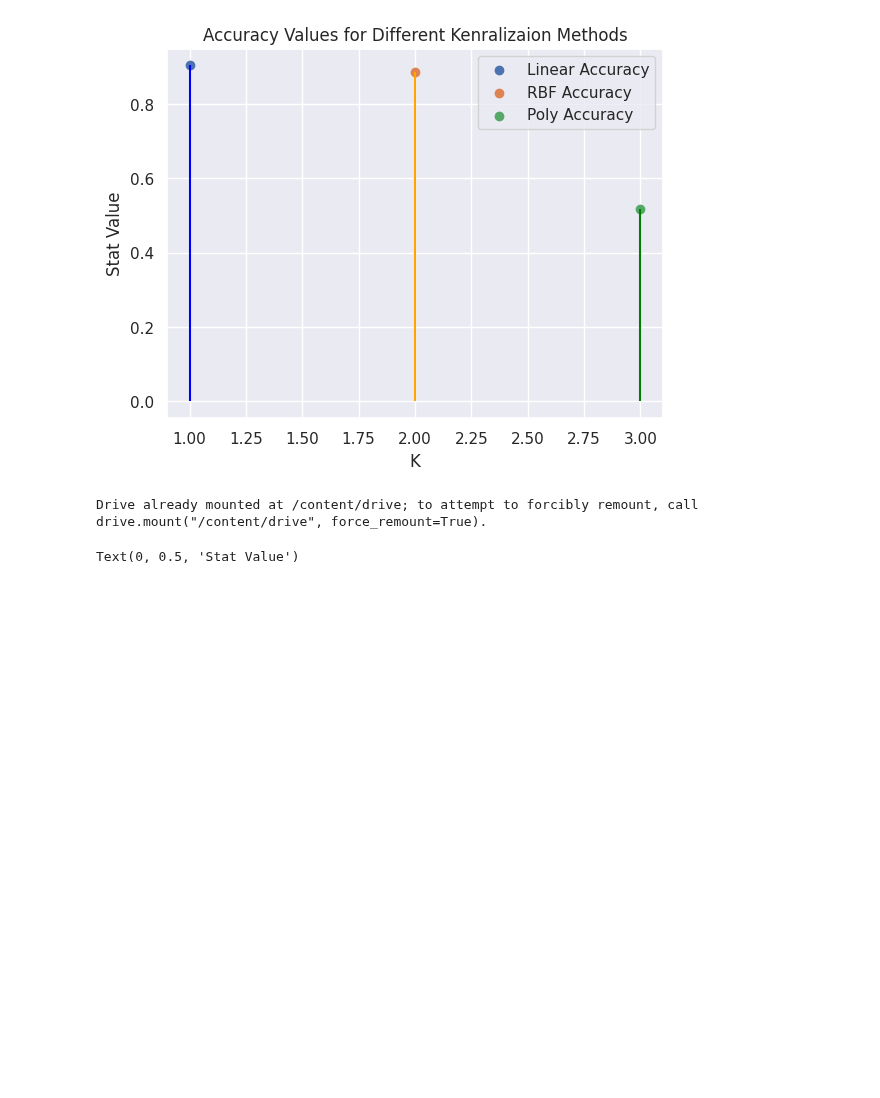
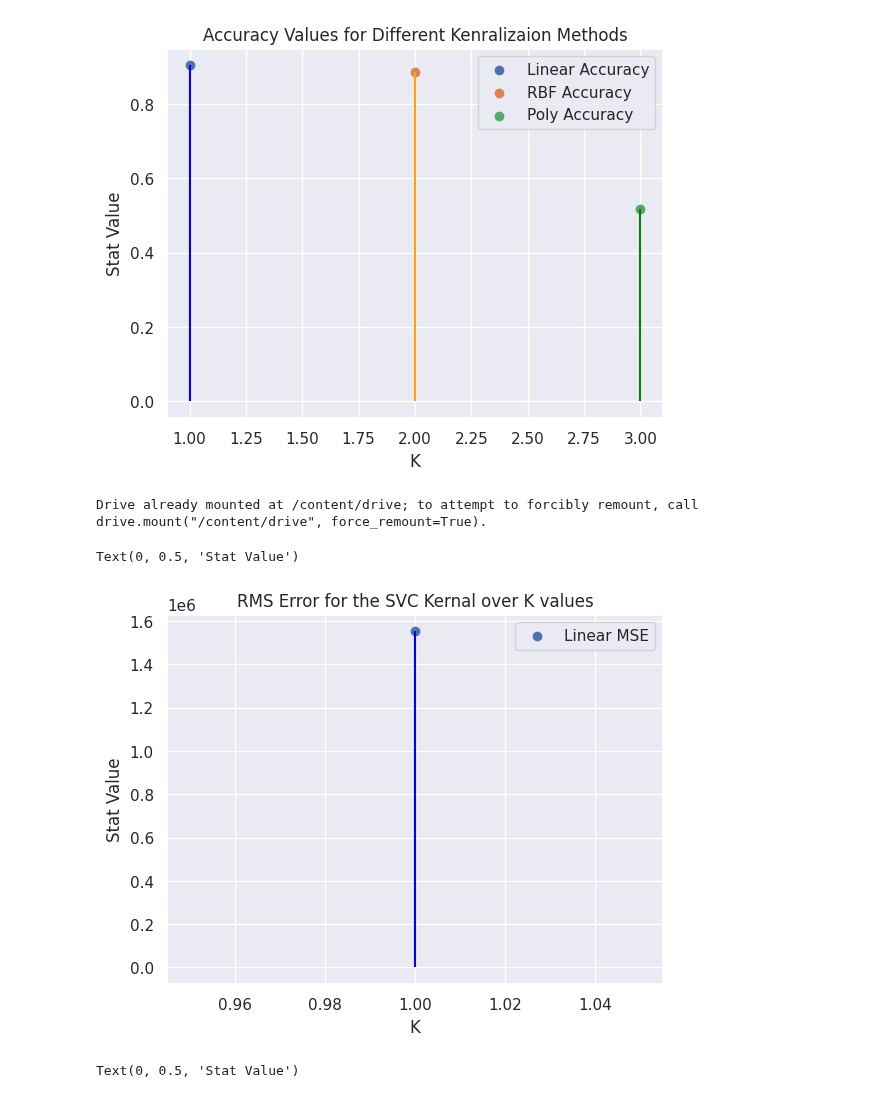
Before and after one commit to Pathin220/4105_ML, a Jupyter notebook: 4105_Hw_4.ipynb, the cells around one changed output. Saved outputs shown, nothing was run; the diff lists cells and outputs as text; code cells hidden in the pictures; blank space fills up the shorter version.

```diff
--- a/4105_Hw_4.ipynb
+++ b/4105_Hw_4.ipynb
@@ -192,6 +192,25 @@ for i in arange:
     kernal_data= {'K':i,'Linear MSE':MSE}
     MSE_data = pd.DataFrame(data=kernal_data,index=[i])
     svc_housing_MSE=pd.concat([svc_housing_MSE,MSE_data])
+# %%
+#Plot stats for SVC PCA and Kernal
+fig1, ax = plt.subplots()
+plt.scatter(1, MSE, label ='Linear MSE')
+
+line_colors = ['blue']
+
+# Add vertical lines
+for x, y, color in zip([1], [MSE], line_colors):
+    plt.vlines(x, 0, y, colors=color, linestyles='-', alpha=1)
+
+
+ax.legend(['Linear MSE'])
+ax.set_title('RMS Error for the SVC Kernal over K values')
+ax.set_xlabel('K')
+ax.set_ylabel('Stat Value')
+# %% [output]
+Text(0, 0.5, 'Stat Value')
+[figure, added]
 # %%
 svc_kernal_MSE=pd.DataFrame(columns=['K','Linear MSE','RBF MSE','Poly MSE'])
 
```
